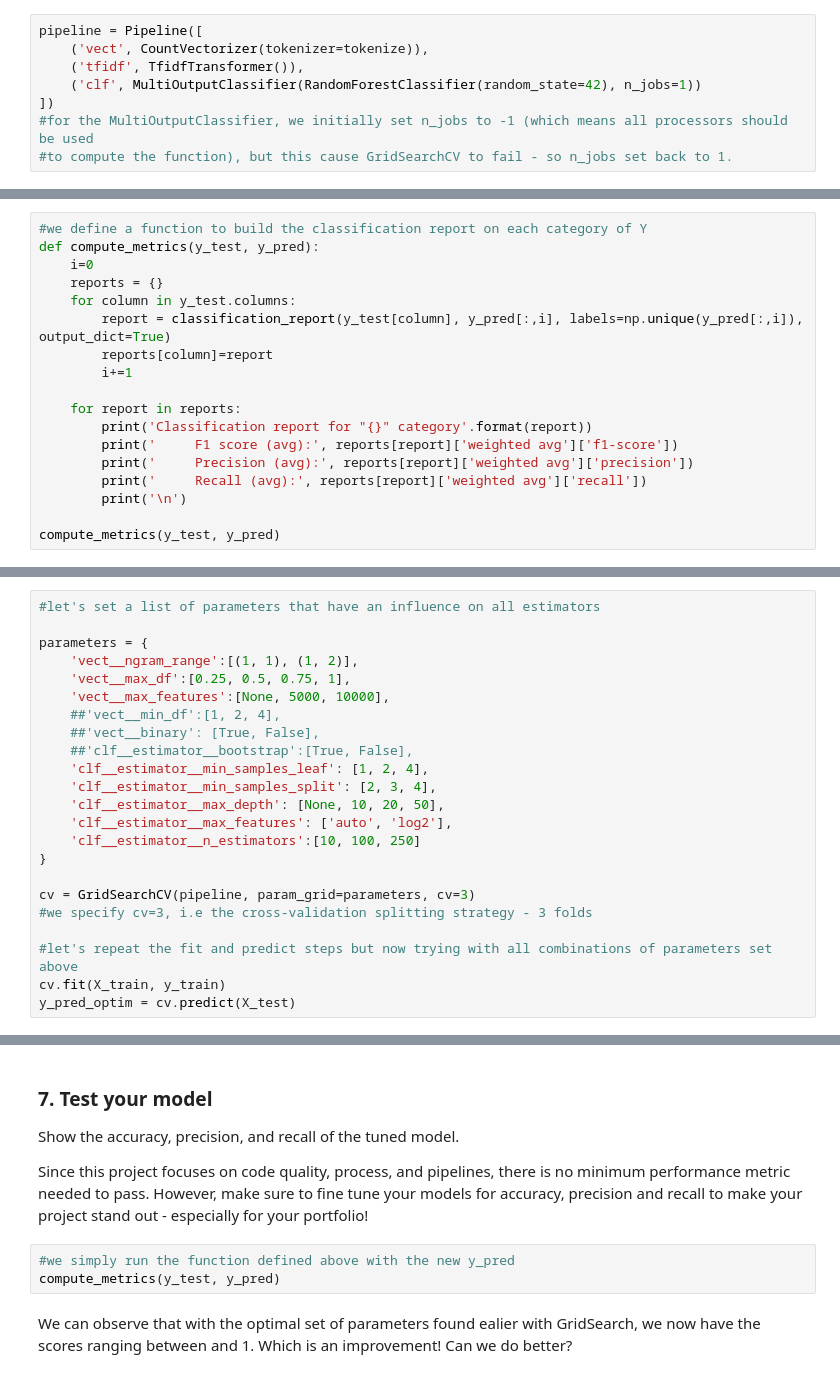
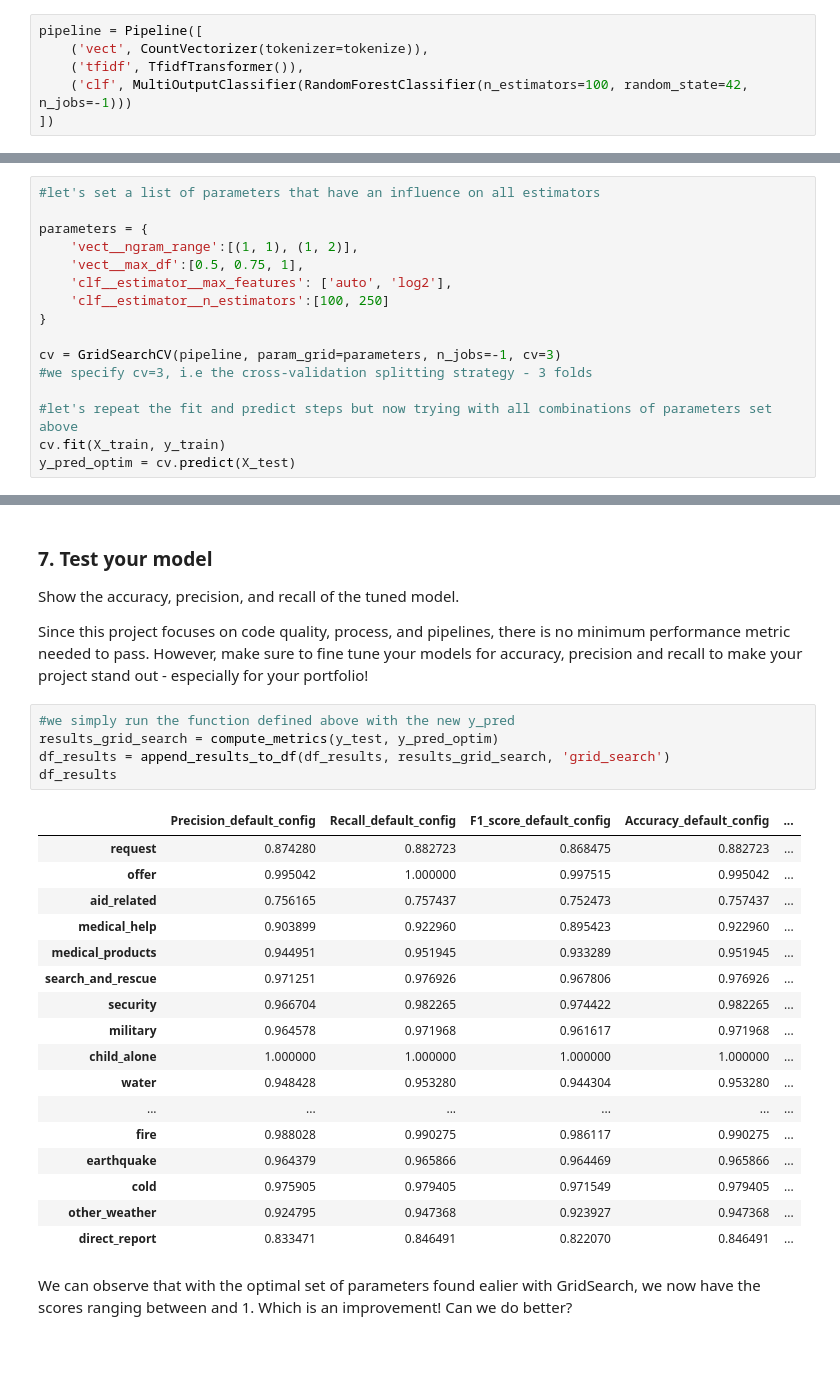
Before and after one commit to acoullandreau/disaster_response_pipeline, a Jupyter notebook: ML Pipeline Preparation.ipynb, the cells around one changed output, grey strips where cells are left out. Drawn from its saved outputs; the diff is of its cells as text; blank space fills up the shorter version.

```diff
--- a/ML Pipeline Preparation.ipynb
+++ b/ML Pipeline Preparation.ipynb
@@ -95,10 +96,8 @@ This machine pipeline should take in the `message` column as input and output cl
 pipeline = Pipeline([
     ('vect', CountVectorizer(tokenizer=tokenize)),
     ('tfidf', TfidfTransformer()),
-    ('clf', MultiOutputClassifier(RandomForestClassifier(random_state=42), n_jobs=1))
+    ('clf', MultiOutputClassifier(RandomForestClassifier(n_estimators=100, random_state=42, n_jobs=-1)))
 ])
-#for the MultiOutputClassifier, we initially set n_jobs to -1 (which means all processors should be used
-#to compute the function), but this cause GridSearchCV to fail - so n_jobs set back to 1.
 # %% [markdown]
 Notes on the choices:
 - The classifier used is Random Forest with its default parameters. This is the classifier chosen for 3 reasons:
@@ -132,21 +140,3 @@ Report the f1 score, precision and recall for each output category of the datase
 # %%
 #we predict the categories using the testing set
 y_pred = pipeline.predict(X_test)
-# %%
-#we define a function to build the classification report on each category of Y
-def compute_metrics(y_test, y_pred):
-    i=0
-    reports = {}
-    for column in y_test.columns:
-        report = classification_report(y_test[column], y_pred[:,i], labels=np.unique(y_pred[:,i]), output_dict=True)
-        reports[column]=report
-        i+=1
-
-    for report in reports:
-        print('Classification report for "{}" category'.format(report))
-        print('     F1 score (avg):', reports[report]['weighted avg']['f1-score'])
-        print('     Precision (avg):', reports[report]['weighted avg']['precision'])
-        print('     Recall (avg):', reports[report]['weighted avg']['recall'])
-        print('\n')
-
-compute_metrics(y_test, y_pred)
@@ -215,19 +323,12 @@ pipeline.get_params()
 
 parameters = {
     'vect__ngram_range':[(1, 1), (1, 2)],
-    'vect__max_df':[0.25, 0.5, 0.75, 1],
-    'vect__max_features':[None, 5000, 10000],
-    ##'vect__min_df':[1, 2, 4],
-    ##'vect__binary': [True, False],
-    ##'clf__estimator__bootstrap':[True, False],
-    'clf__estimator__min_samples_leaf': [1, 2, 4],
-    'clf__estimator__min_samples_split': [2, 3, 4],
-    'clf__estimator__max_depth': [None, 10, 20, 50],
+    'vect__max_df':[0.5, 0.75, 1],
     'clf__estimator__max_features': ['auto', 'log2'],
-    'clf__estimator__n_estimators':[10, 100, 250]
+    'clf__estimator__n_estimators':[100, 250]
 }
 
-cv = GridSearchCV(pipeline, param_grid=parameters, cv=3)
+cv = GridSearchCV(pipeline, param_grid=parameters, n_jobs=-1, cv=3)
 #we specify cv=3, i.e the cross-validation splitting strategy - 3 folds
 
 #let's repeat the fit and predict steps but now trying with all combinations of parameters set above
@@ -244,7 +353,27 @@ Show the accuracy, precision, and recall of the tuned model.
 Since this project focuses on code quality, process, and  pipelines, there is no minimum performance metric needed to pass. However, make sure to fine tune your models for accuracy, precision and recall to make your project stand out - especially for your portfolio!
 # %%
 #we simply run the function defined above with the new y_pred
-compute_metrics(y_test, y_pred)
+results_grid_search = compute_metrics(y_test, y_pred_optim)
+df_results = append_results_to_df(df_results, results_grid_search, 'grid_search')
+df_results
+# %% [output]
+|  | Precision_default_config | Recall_default_config | F1_score_default_config | Accuracy_default_config | ... |
+| request | 0.874280 | 0.882723 | 0.868475 | 0.882723 | ... |
+| offer | 0.995042 | 1.000000 | 0.997515 | 0.995042 | ... |
+| aid_related | 0.756165 | 0.757437 | 0.752473 | 0.757437 | ... |
+| medical_help | 0.903899 | 0.922960 | 0.895423 | 0.922960 | ... |
+| medical_products | 0.944951 | 0.951945 | 0.933289 | 0.951945 | ... |
+| search_and_rescue | 0.971251 | 0.976926 | 0.967806 | 0.976926 | ... |
+| security | 0.966704 | 0.982265 | 0.974422 | 0.982265 | ... |
+| military | 0.964578 | 0.971968 | 0.961617 | 0.971968 | ... |
+| child_alone | 1.000000 | 1.000000 | 1.000000 | 1.000000 | ... |
+| water | 0.948428 | 0.953280 | 0.944304 | 0.953280 | ... |
+| ... | ... | ... | ... | ... | ... |
+| fire | 0.988028 | 0.990275 | 0.986117 | 0.990275 | ... |
+| earthquake | 0.964379 | 0.965866 | 0.964469 | 0.965866 | ... |
+| cold | 0.975905 | 0.979405 | 0.971549 | 0.979405 | ... |
+| other_weather | 0.924795 | 0.947368 | 0.923927 | 0.947368 | ... |
+| direct_report | 0.833471 | 0.846491 | 0.822070 | 0.846491 | ... |
 # %% [markdown]
 We can observe that with the optimal set of parameters found ealier with GridSearch, we now have the scores ranging between and 1. Which is an improvement! Can we do better?
 # %% [markdown]
```
Also changed, not shown: parts of 24 cells of this notebook.
